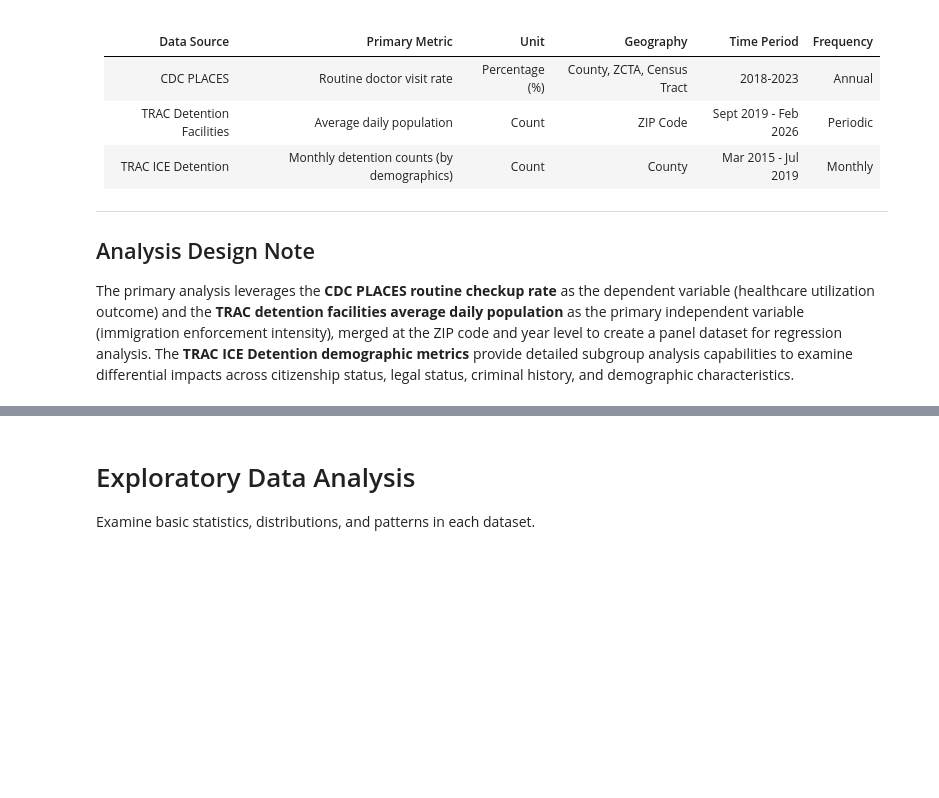
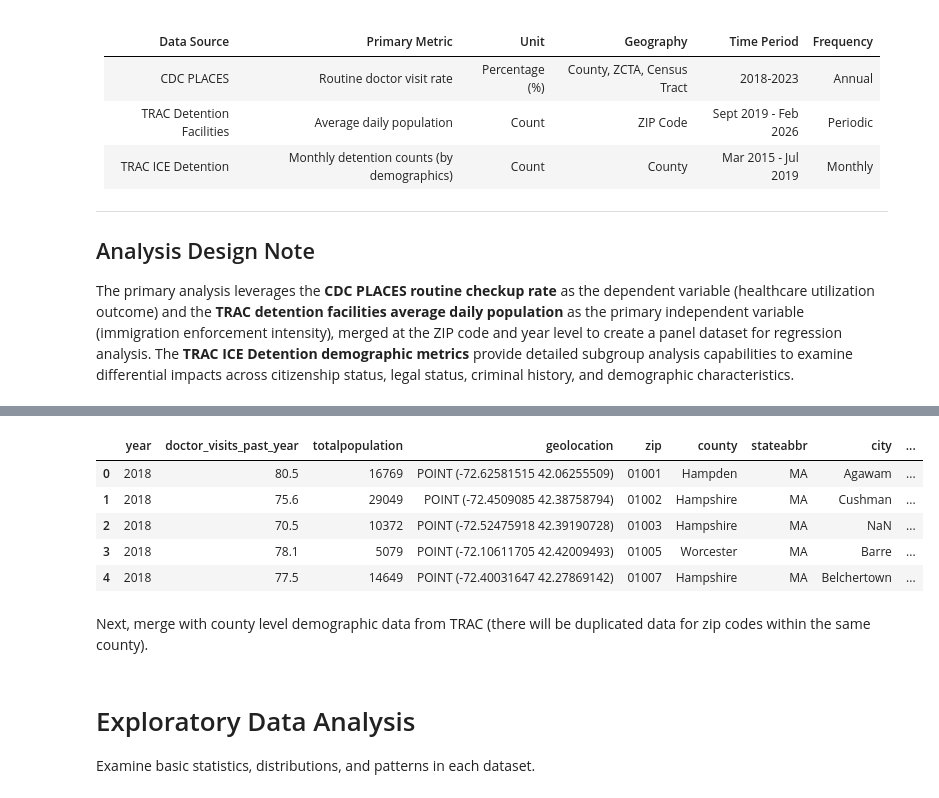
Before and after one commit to riverar9/data698-master-research-project, a Jupyter notebook: Appendix A - Python Code.ipynb, the cells around one changed output, grey strips where cells are left out. Drawn from its saved outputs; the diff is of its cells as text; code cells hidden in the pictures; blank space fills up the shorter version.

Commit message:
Worked on join

```diff
--- a/Appendix A - Python Code.ipynb
+++ b/Appendix A - Python Code.ipynb
@@ -351,6 +351,10 @@ places_zip_all_years = places_zip_all_years.drop(columns=['measure'])
 # Since totalpop18plus has significant missing values, we will drop it for now
 places_zip_all_years = places_zip_all_years.drop(columns=['totalpop18plus'])
 
+# Drop low and high confidence intervals since we won't be using them for modeling
+places_zip_all_years = places_zip_all_years.drop(columns=['low_confidence_limit'])
+places_zip_all_years = places_zip_all_years.drop(columns=['high_confidence_limit'])
+
 # Remove columns that have the same value for all rows--these are not useful for modeling
 for col in places_zip_all_years.columns:
     if places_zip_all_years[col].nunique() == 1:
@@ -836,0 +788,58 @@ KeyError: 'stateabbr'
+# %%
+# Merge datasets on geographic identifiers (county/ZIP) and time
+# Steps:
+# 1. Standardize geographic keys across datasets
+# 2. Align temporal granularity (monthly/yearly)
+# 3. Join datasets
+# 4. Create balanced panel (if needed)
+
+# Join places_zip_all_years with detention_facilities_clean on ZIP code and year
+df_merged = pd.merge(
+    places_zip_all_years,
+    detention_facilities_clean[['zip', 'city', 'year', 'average_daily_population', 'current_as_of', 'month']],
+    left_on=['zip', 'year'],
+    right_on=['zip', 'year'],
+    how='left'  # Use left join to keep only records matching w/ doctor visits data
+)
+
+# if you didn't show up in detention_facilities_clean, then we assume you had NO DETAINEEES
+df_merged['average_daily_population'] = df_merged['average_daily_population'].fillna(0)
+
+zip_map = pd.read_csv('https://raw.githubusercontent.com/scpike/us-state-county-zip/refs/heads/master/geo-data.csv')
+
+# 2. Standardize zip codes to ensure they are 5-character strings with leading zeros
+# This ensures a clean match between 'zip' and 'zipcode'
+zip_map['zipcode'] = zip_map['zipcode'].astype(str).str.zfill(5)
+
+# 3. Create mapping dictionaries from the zip_map
+# - 'city' maps to 'city'
+city_lookup = zip_map.set_index('zipcode')['city'].to_dict()
+
+# 4. Fill null values in the target columns
+# This only fills entries where the data is NaN (the ones that didn't exist in detention_facilities_clean)
+df_merged['city'] = df_merged['city'].fillna(df_merged['zip'].map(city_lookup))
+# 2018, 2019, and 2020 data current as of August 25, 2023; 2021 data current as of July 15, 2024; 2022 data current as of March 10, 2026; 2023 data current as of December 12, 2025.
+df_merged['current_as_of'] = pd.to_datetime(df_merged['current_as_of'], errors='coerce')
+current_as_of_by_year = {
+    2018: pd.Timestamp('2023-08-25'),
+    2019: pd.Timestamp('2023-08-25'),
+    2020: pd.Timestamp('2023-08-25'),
+    2021: pd.Timestamp('2024-07-15'),
+    2022: pd.Timestamp('2026-03-10'),
+    2023: pd.Timestamp('2025-12-12'),
+}
+df_merged['current_as_of'] = df_merged['current_as_of'].fillna(
+    df_merged['year'].map(current_as_of_by_year)
+)
+df_merged['month'] = pd.to_datetime(df_merged['current_as_of']).dt.month
+
+df_merged.head()
+# %% [output]
+|  | year | doctor_visits_past_year | totalpopulation | geolocation | zip | county | stateabbr | city | ... |
+| 0 | 2018 | 80.5 | 16769 | POINT (-72.62581515 42.06255509) | 01001 | Hampden | MA | Agawam | ... |
+| 1 | 2018 | 75.6 | 29049 | POINT (-72.4509085 42.38758794) | 01002 | Hampshire | MA | Cushman | ... |
+| 2 | 2018 | 70.5 | 10372 | POINT (-72.52475918 42.39190728) | 01003 | Hampshire | MA | NaN | ... |
+| 3 | 2018 | 78.1 | 5079 | POINT (-72.10611705 42.42009493) | 01005 | Worcester | MA | Barre | ... |
+| 4 | 2018 | 77.5 | 14649 | POINT (-72.40031647 42.27869142) | 01007 | Hampshire | MA | Belchertown | ... |
+# %% [markdown]
+Next, merge with county level demographic data from TRAC (there will be duplicated data for zip codes within the same county).
```
Also changed, not shown: parts of 5 cells of this notebook.
